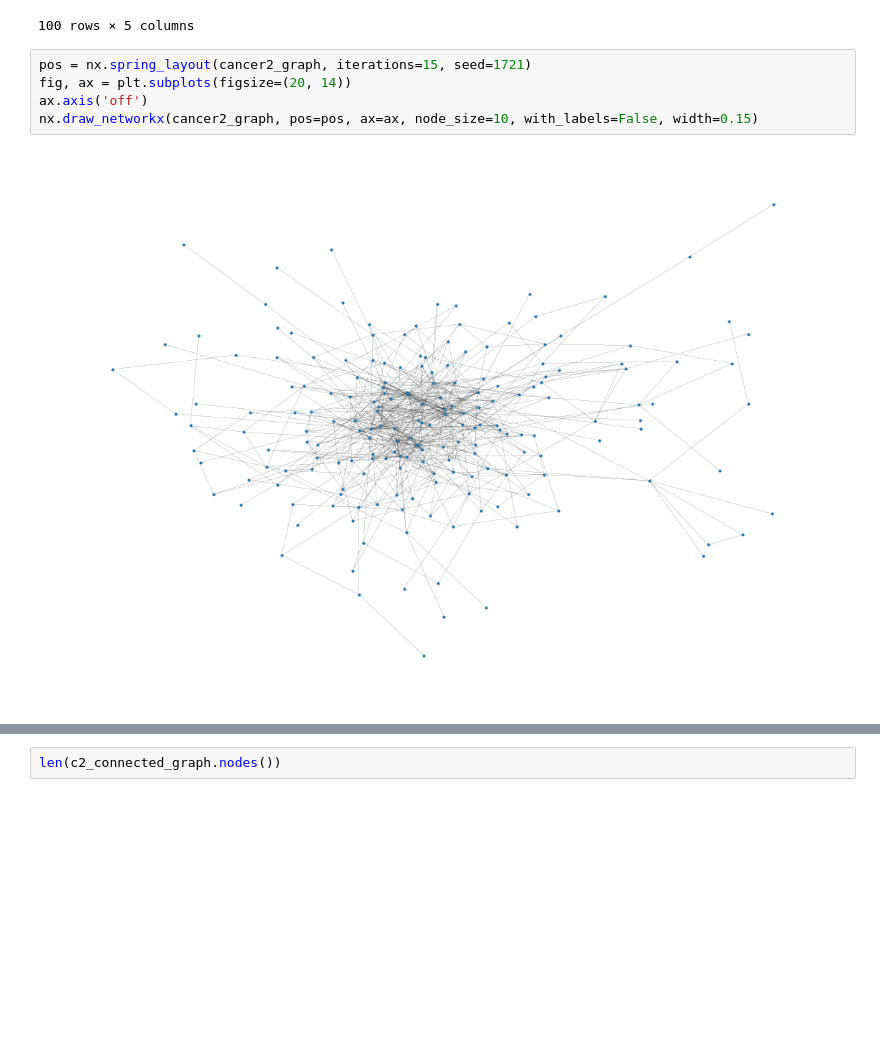
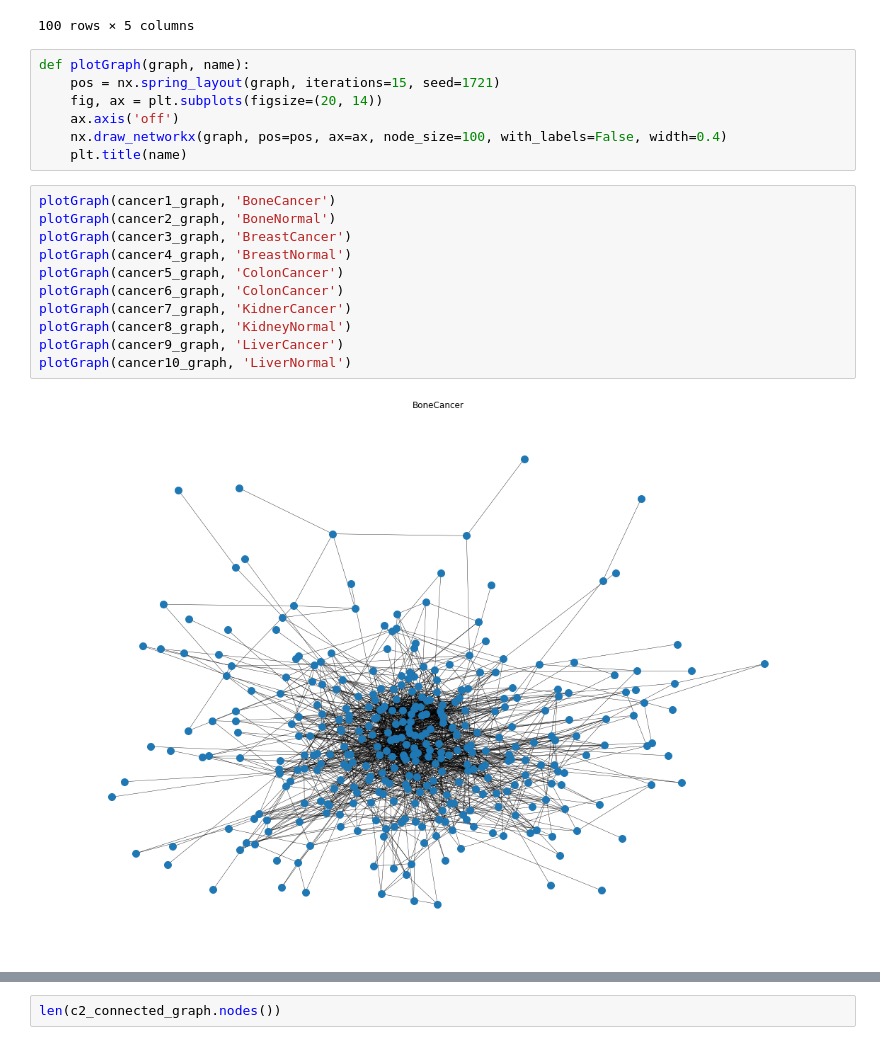
Before and after one commit to arkaprabha10/Cancer-PPIN-Analysis, a Jupyter notebook: Implementation/AnalysisCode.ipynb, the cells around one changed output, grey strips where cells are left out. Cells and saved outputs as stored; diff of their text form; blank space fills up the shorter version.

```diff
--- a/Implementation/AnalysisCode.ipynb
+++ b/Implementation/AnalysisCode.ipynb
@@ -1160,9 +1183,22 @@ allD
 | 99 | KRT17 | NOTCH2 | SMARCA4 | CCND1 | EBP1 |
 100 rows × 5 columns
 # %%
-pos = nx.spring_layout(cancer2_graph, iterations=15, seed=1721)
-fig, ax = plt.subplots(figsize=(20, 14))
-ax.axis('off')
-nx.draw_networkx(cancer2_graph, pos=pos, ax=ax, node_size=10, with_labels=False, width=0.15)
+def plotGraph(graph, name):
+    pos = nx.spring_layout(graph, iterations=15, seed=1721)
+    fig, ax = plt.subplots(figsize=(20, 14))
+    ax.axis('off')
+    nx.draw_networkx(graph, pos=pos, ax=ax, node_size=100, with_labels=False, width=0.4)
+    plt.title(name)
-# %% [output]
-[figure, removed]
+# %%
+plotGraph(cancer1_graph, 'BoneCancer')
+plotGraph(cancer2_graph, 'BoneNormal')
+plotGraph(cancer3_graph, 'BreastCancer')
+plotGraph(cancer4_graph, 'BreastNormal')
+plotGraph(cancer5_graph, 'ColonCancer')
+plotGraph(cancer6_graph, 'ColonCancer')
+plotGraph(cancer7_graph, 'KidnerCancer')
+plotGraph(cancer8_graph, 'KidneyNormal')
+plotGraph(cancer9_graph, 'LiverCancer')
+plotGraph(cancer10_graph, 'LiverNormal')
+# %% [output]
+[figure, added]
```
Also changed, not shown: parts of 10 cells of this notebook, 45 other files.
